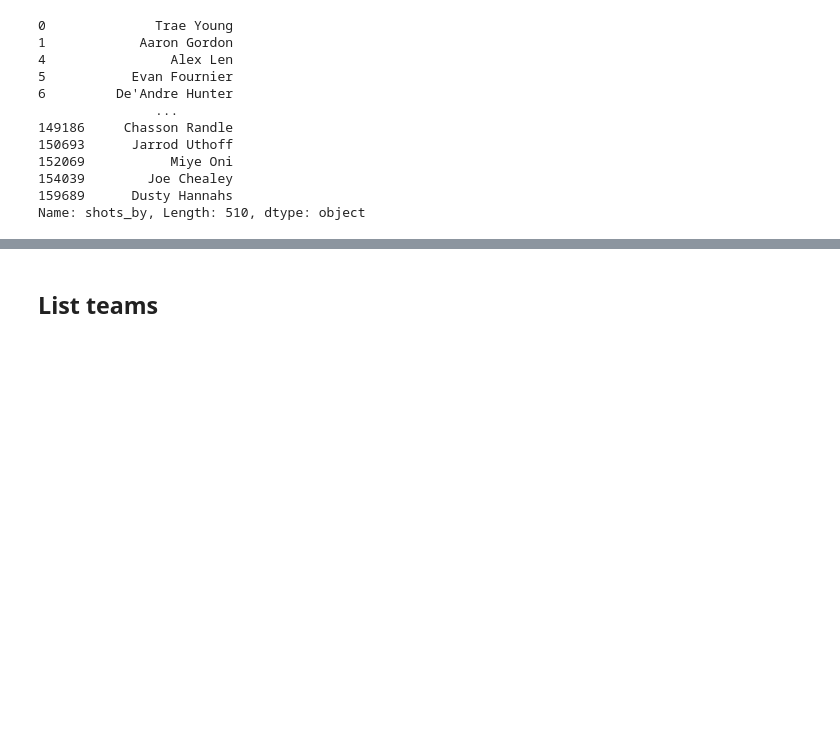
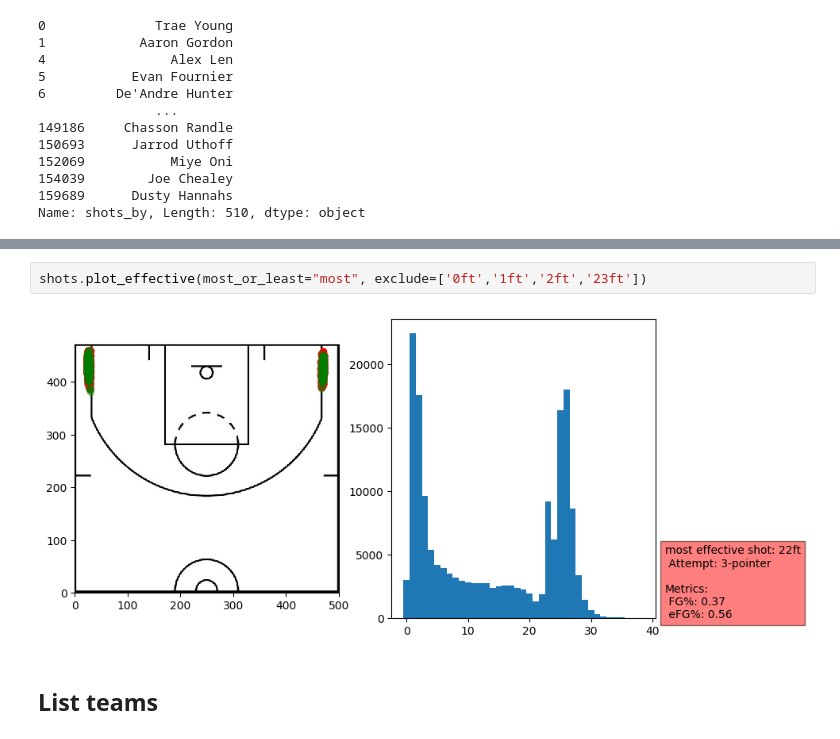
Before and after one commit to theccalderon/shot_chart, a Jupyter notebook: 00_core.ipynb, the cells around one changed output, grey strips where cells are left out. Drawn from its saved outputs; the diff is of its cells as text; blank space fills up the shorter version.

```diff
--- a/00_core.ipynb
+++ b/00_core.ipynb
@@ -432,3 +416,7 @@ shots.plot_effective(most_or_least="most", exclude=['0ft','1ft','2ft'])
+# %%
+shots.plot_effective(most_or_least="most", exclude=['0ft','1ft','2ft','23ft'])
+# %% [output]
+[figure, added]
 # %% [markdown]
 ## List teams
 # %%
```
Also changed, not shown: parts of 6 cells of this notebook, 1 other file.
